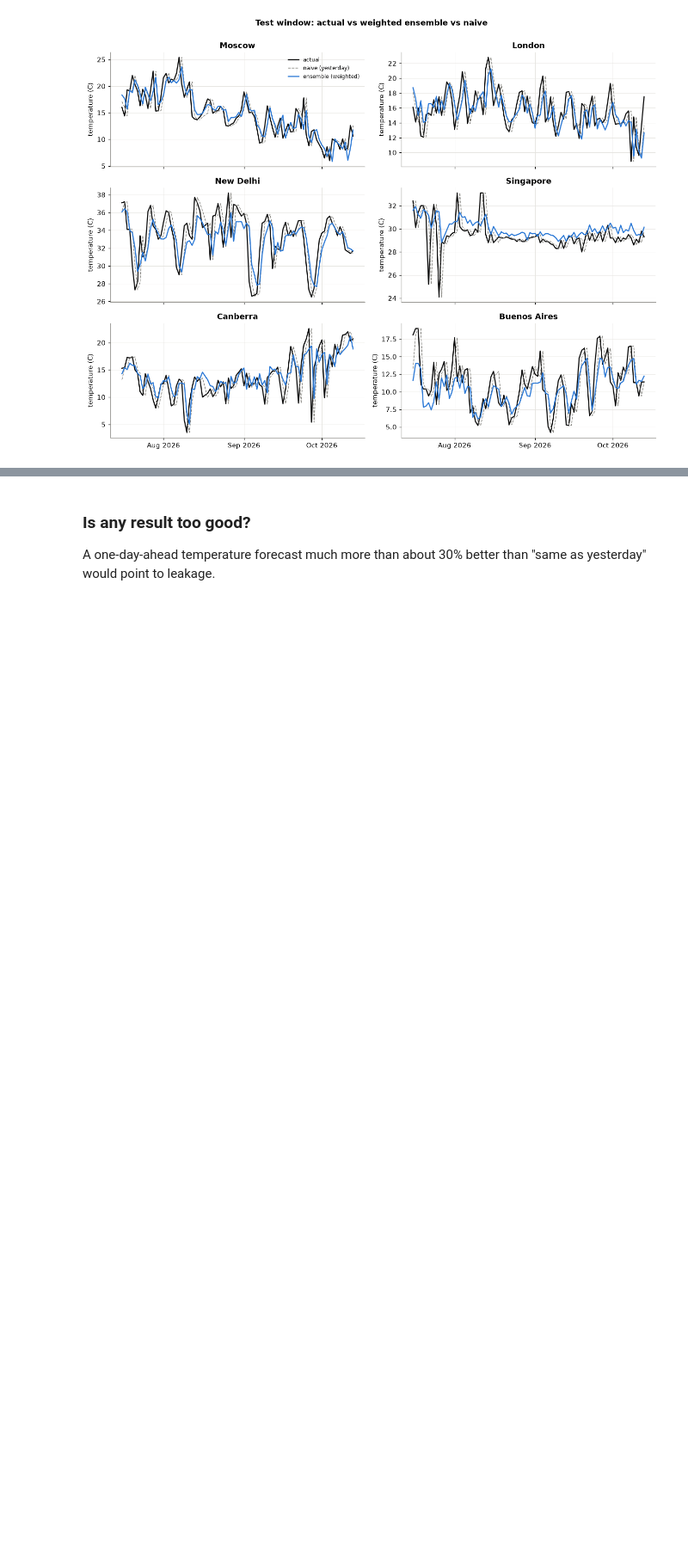
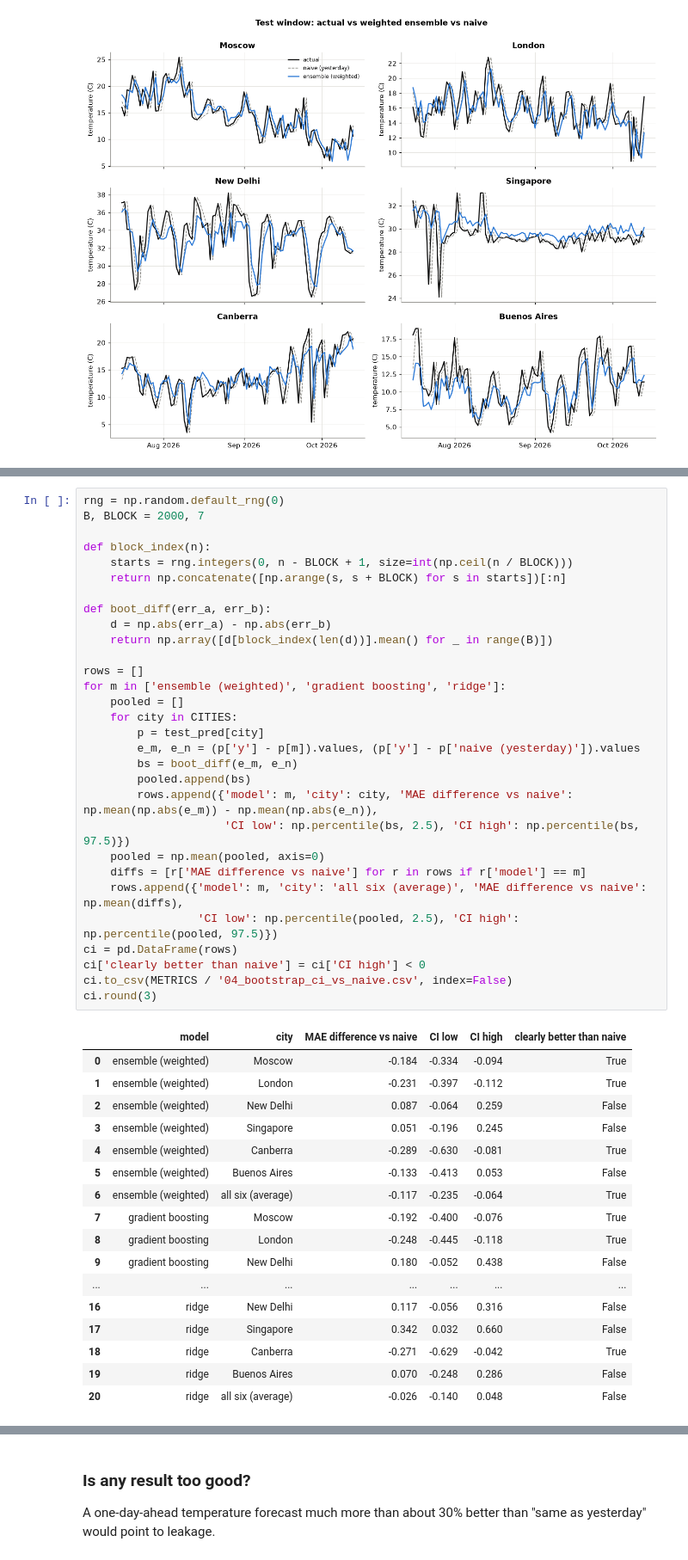
Before and after one commit to Akhil498-coder/weather-trend-forecasting, a Jupyter notebook: notebooks/04_forecast_models_ensemble.ipynb, the cells around one changed output, grey strips where cells are left out. Shown at 86% size. Cells and saved outputs as stored; diff of their text form; blank space fills up the shorter version.

```diff
--- a/notebooks/04_forecast_models_ensemble.ipynb
+++ b/notebooks/04_forecast_models_ensemble.ipynb
@@ -358,0 +384,48 @@ saved ../reports/figures/04_test_forecast_ensemble.png
+# %%
+rng = np.random.default_rng(0)
+B, BLOCK = 2000, 7
+
+def block_index(n):
+    starts = rng.integers(0, n - BLOCK + 1, size=int(np.ceil(n / BLOCK)))
+    return np.concatenate([np.arange(s, s + BLOCK) for s in starts])[:n]
+
+def boot_diff(err_a, err_b):
+    d = np.abs(err_a) - np.abs(err_b)
+    return np.array([d[block_index(len(d))].mean() for _ in range(B)])
+
+rows = []
+for m in ['ensemble (weighted)', 'gradient boosting', 'ridge']:
+    pooled = []
+    for city in CITIES:
+        p = test_pred[city]
+        e_m, e_n = (p['y'] - p[m]).values, (p['y'] - p['naive (yesterday)']).values
+        bs = boot_diff(e_m, e_n)
+        pooled.append(bs)
+        rows.append({'model': m, 'city': city, 'MAE difference vs naive': np.mean(np.abs(e_m)) - np.mean(np.abs(e_n)),
+                     'CI low': np.percentile(bs, 2.5), 'CI high': np.percentile(bs, 97.5)})
+    pooled = np.mean(pooled, axis=0)
+    diffs = [r['MAE difference vs naive'] for r in rows if r['model'] == m]
+    rows.append({'model': m, 'city': 'all six (average)', 'MAE difference vs naive': np.mean(diffs),
+                 'CI low': np.percentile(pooled, 2.5), 'CI high': np.percentile(pooled, 97.5)})
+ci = pd.DataFrame(rows)
+ci['clearly better than naive'] = ci['CI high'] < 0
+ci.to_csv(METRICS / '04_bootstrap_ci_vs_naive.csv', index=False)
+ci.round(3)
+# %% [output]
+|  | model | city | MAE difference vs naive | CI low | CI high | clearly better than naive |
+| 0 | ensemble (weighted) | Moscow | -0.184 | -0.334 | -0.094 | True |
+| 1 | ensemble (weighted) | London | -0.231 | -0.397 | -0.112 | True |
+| 2 | ensemble (weighted) | New Delhi | 0.087 | -0.064 | 0.259 | False |
+| 3 | ensemble (weighted) | Singapore | 0.051 | -0.196 | 0.245 | False |
+| 4 | ensemble (weighted) | Canberra | -0.289 | -0.630 | -0.081 | True |
+| 5 | ensemble (weighted) | Buenos Aires | -0.133 | -0.413 | 0.053 | False |
+| 6 | ensemble (weighted) | all six (average) | -0.117 | -0.235 | -0.064 | True |
+| 7 | gradient boosting | Moscow | -0.192 | -0.400 | -0.076 | True |
+| 8 | gradient boosting | London | -0.248 | -0.445 | -0.118 | True |
+| 9 | gradient boosting | New Delhi | 0.180 | -0.052 | 0.438 | False |
+| ... | ... | ... | ... | ... | ... | ... |
+| 16 | ridge | New Delhi | 0.117 | -0.056 | 0.316 | False |
+| 17 | ridge | Singapore | 0.342 | 0.032 | 0.660 | False |
+| 18 | ridge | Canberra | -0.271 | -0.629 | -0.042 | True |
+| 19 | ridge | Buenos Aires | 0.070 | -0.248 | 0.286 | False |
+| 20 | ridge | all six (average) | -0.026 | -0.140 | 0.048 | False |
```
Also changed, not shown: parts of 11 cells of this notebook, 13 other files.
